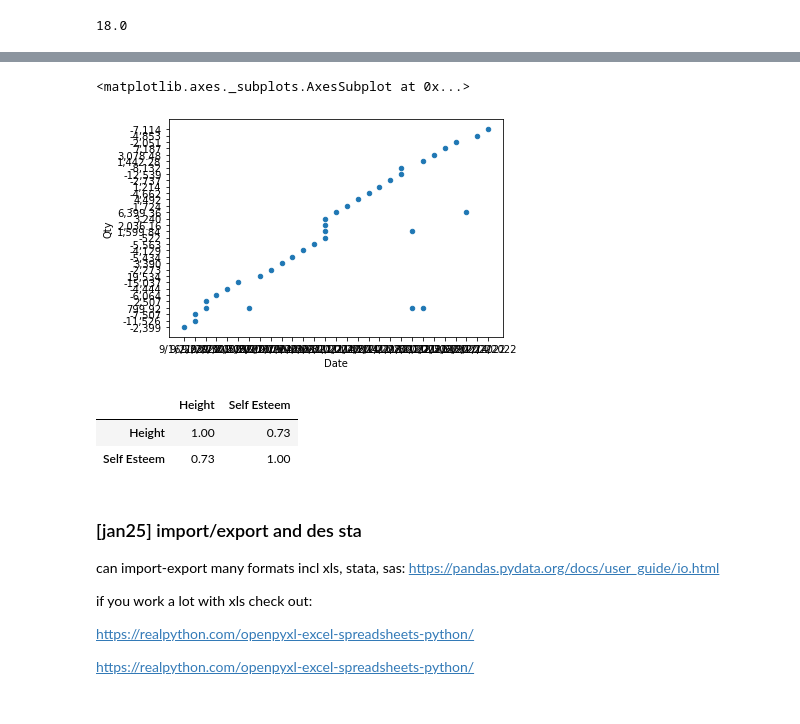
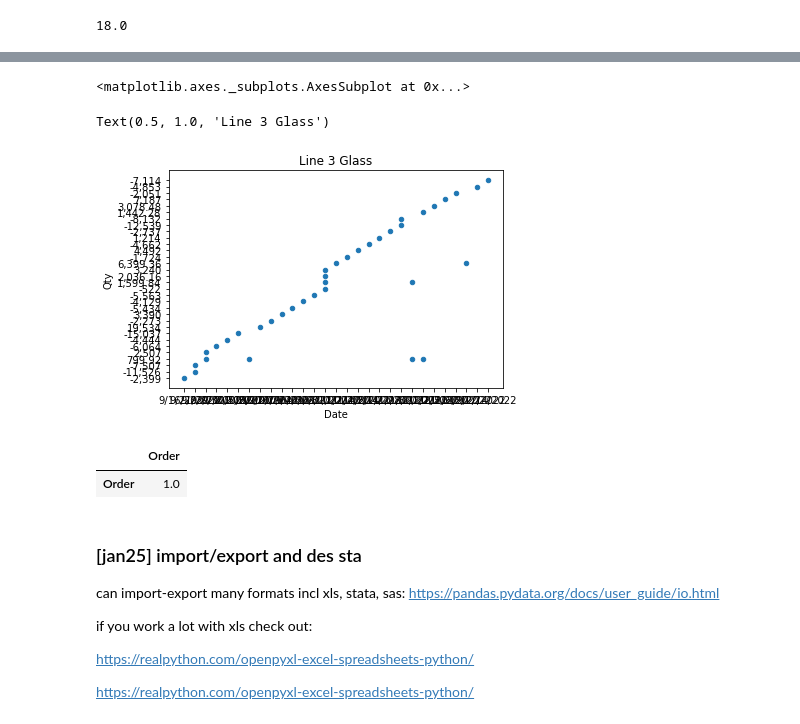
Before and after one commit to khagerthey/VIS1, a Jupyter notebook: all.ipynb, the cells around one changed output, grey strips where cells are left out. Cells and saved outputs as stored; diff of their text form; code cells hidden in the pictures.

```diff
--- a/all.ipynb
+++ b/all.ipynb
@@ -227,14 +217,15 @@ pd.crosstab(dat["Date"], dat["Qty"]) #too many numbers for a crosstab!
 # %%
-dat.plot(kind='scatter', y='Qty', x='Date')
+dat.plot(kind='scatter', y='Qty', x='Date',)
+plt.title("Line 3 Glass")
 # %% [output]
 <matplotlib.axes._subplots.AxesSubplot at 0x...>
+Text(0.5, 1.0, 'Line 3 Glass')
-[figure, old version]
+[figure, new version]
 # %%
-dat[['Height','Self Esteem']].corr().round(2)
+dat[['Qty','Order']].corr().round(2)
 # %% [output]
-|  | Height | Self Esteem |
-| Height | 1.00 | 0.73 |
-| Self Esteem | 0.73 | 1.00 |
+|  | Order |
+| Order | 1.0 |
 # %% [markdown]
 ### [jan25] import/export and des sta
 can import-export many formats incl xls, stata, sas:
```
Also changed, not shown: parts of 3 cells of this notebook.
